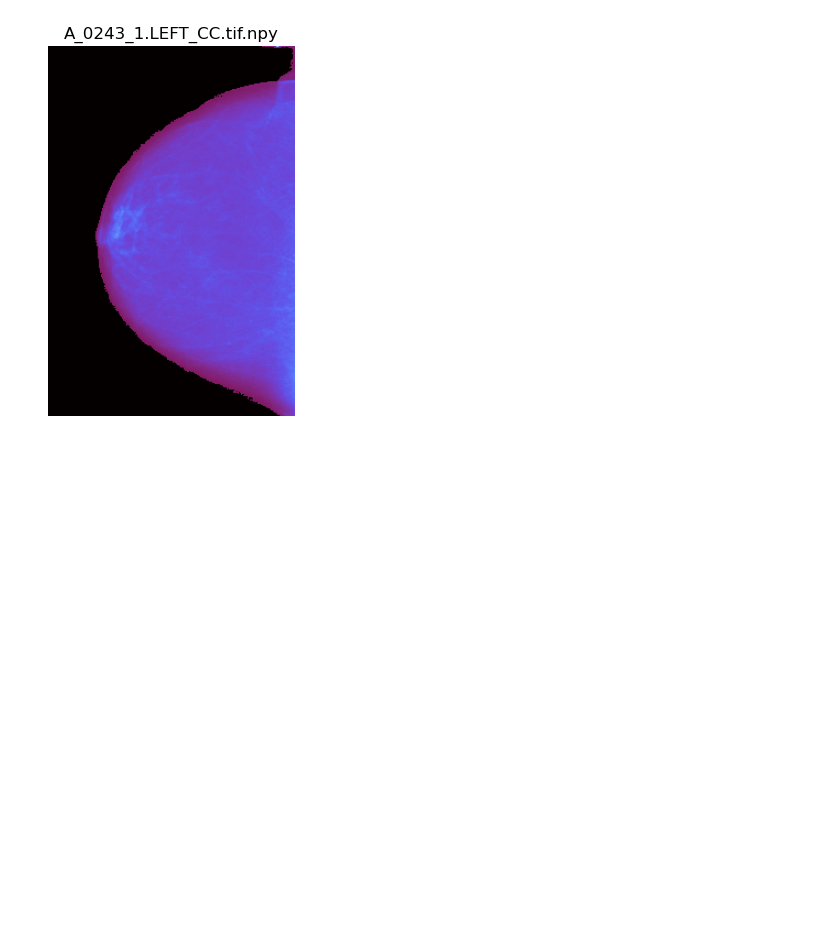
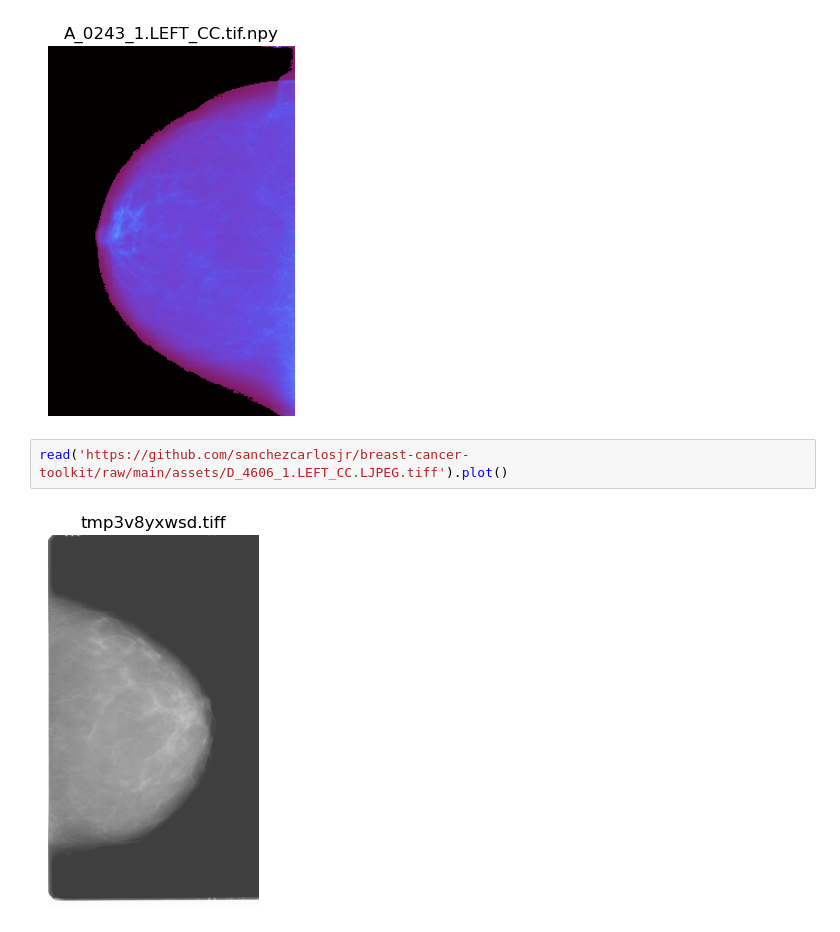
Before and after one commit to sanchezcarlosjr/breast-cancer-toolkit, a Jupyter notebook: notebooks/getting-started.ipynb, the cells around one changed output. Drawn from its saved outputs; the diff is of its cells as text; blank space fills up the shorter version.

Commit message:
feat: readimage from http

```diff
--- a/notebooks/getting-started.ipynb
+++ b/notebooks/getting-started.ipynb
@@ -16,3 +16,7 @@ read('../assets/D_4606_1.LEFT_CC.LJPEG.tiff').plot()
 read('../assets/A_0243_1.LEFT_CC.tif.npy').plot()
 # %% [output]
 [figure]
+# %%
+read('https://github.com/sanchezcarlosjr/breast-cancer-toolkit/raw/main/assets/D_4606_1.LEFT_CC.LJPEG.tiff').plot()
+# %% [output]
+[figure, added]
```
Also changed, not shown: 1 other file.
